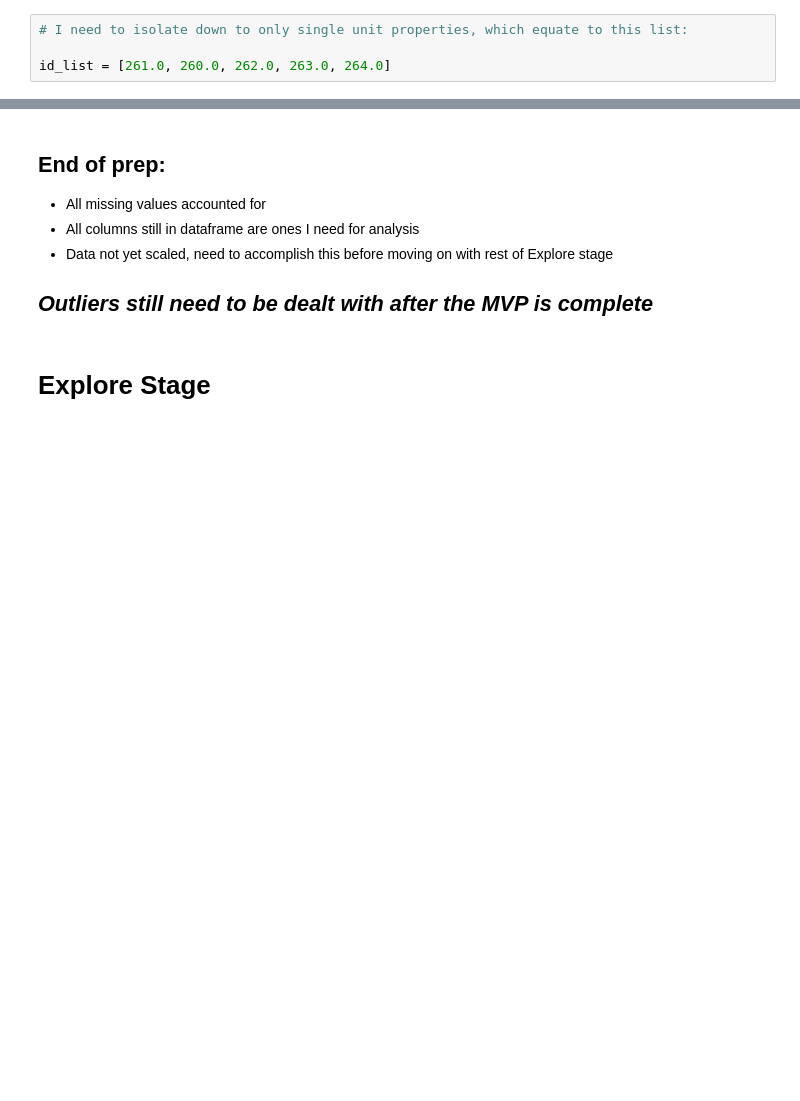
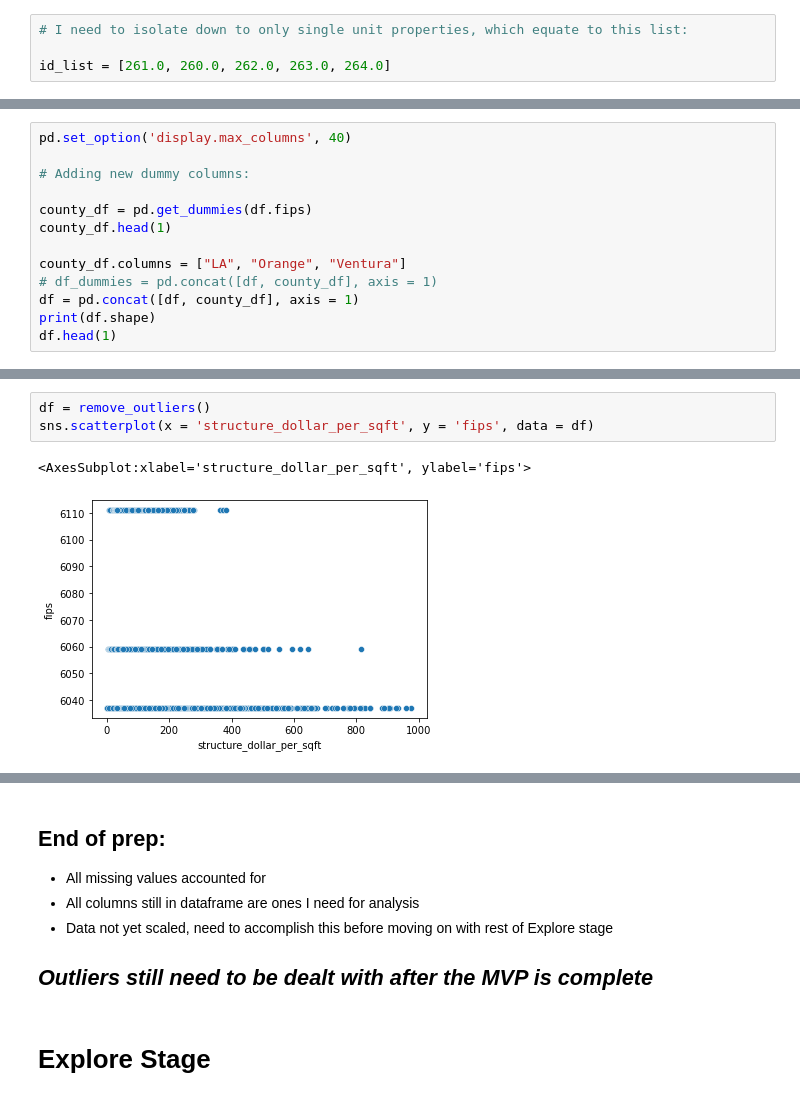
Before and after one commit to lukewbecker/clustering-project, a Jupyter notebook: zillow_mvp.ipynb, the cells around one changed output, grey strips where cells are left out. Saved outputs shown, nothing was run; the diff lists cells and outputs as text; blank space fills up the shorter version.

```diff
--- a/zillow_mvp.ipynb
+++ b/zillow_mvp.ipynb
@@ -145,0 +202,13 @@ df.head(2)
+# %%
+pd.set_option('display.max_columns', 40)
+
+# Adding new dummy columns:
+
+county_df = pd.get_dummies(df.fips)
+county_df.head(1)
+
+county_df.columns = ["LA", "Orange", "Ventura"]
+# df_dummies = pd.concat([df, county_df], axis = 1)
+df = pd.concat([df, county_df], axis = 1)
+print(df.shape)
+df.head(1)
@@ -145,0 +272,6 @@ df.head(2)
+# %%
+df = remove_outliers()
+sns.scatterplot(x = 'structure_dollar_per_sqft', y = 'fips', data = df)
+# %% [output]
+<AxesSubplot:xlabel='structure_dollar_per_sqft', ylabel='fips'>
+[figure, added]
```
Also changed, not shown: parts of 86 cells of this notebook, 1 other file.
